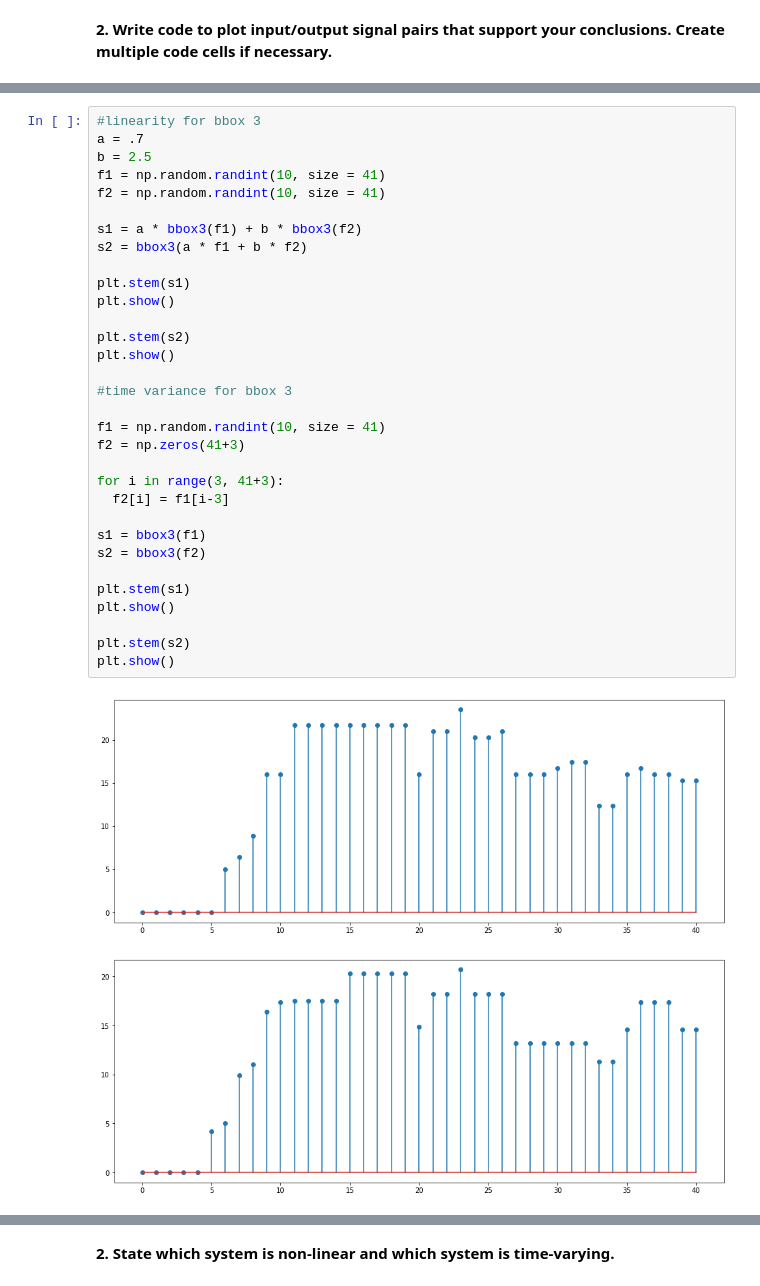
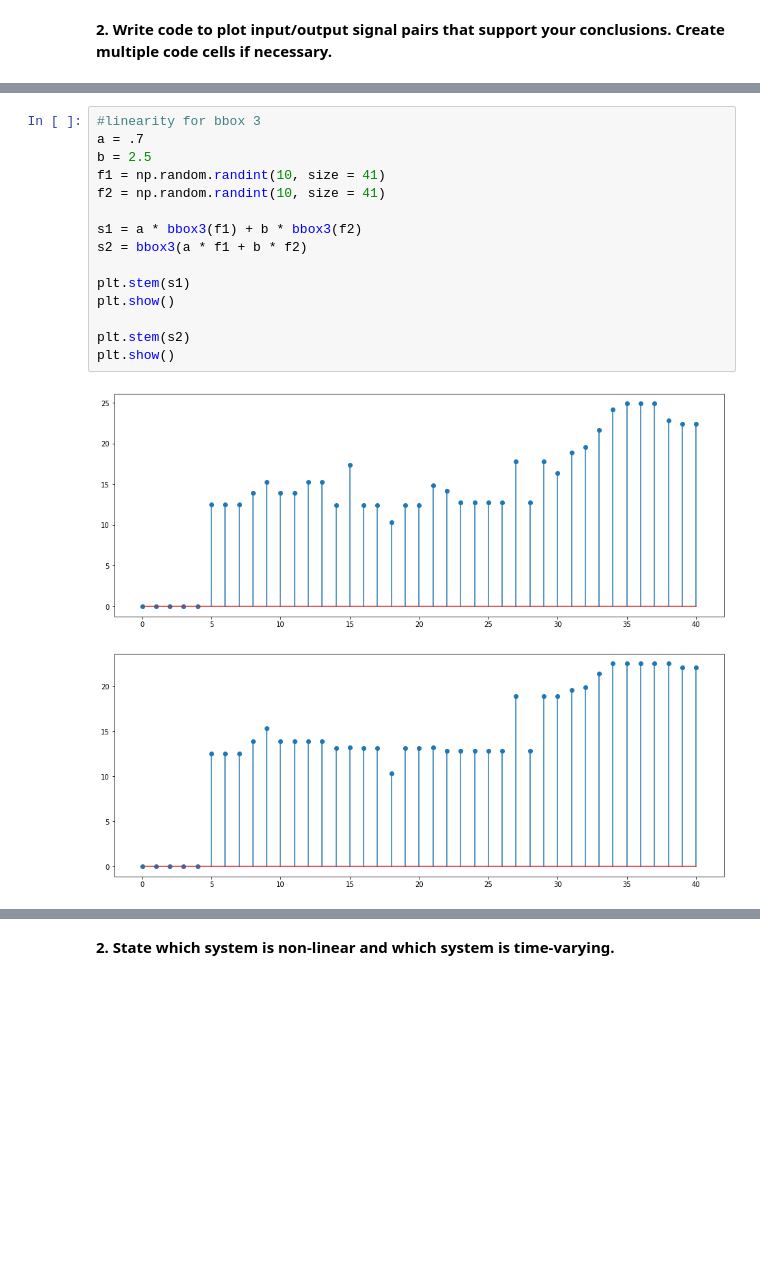
Before and after one commit to cdavin2/dsp_lab02, a Jupyter notebook: lab02_instructions.ipynb, the cells around one changed output, grey strips where cells are left out. Cells and saved outputs as stored; diff of their text form; blank space fills up the shorter version.

```diff
--- a/lab02_instructions.ipynb
+++ b/lab02_instructions.ipynb
@@ -472,35 +480,18 @@ plt.show()
 # %%
 #linearity for bbox 3
 a = .7
 b = 2.5
 f1 = np.random.randint(10, size = 41)
 f2 = np.random.randint(10, size = 41)
 
 s1 = a * bbox3(f1) + b * bbox3(f2)
 s2 = bbox3(a * f1 + b * f2)
 
 plt.stem(s1)
 plt.show()
 
 plt.stem(s2)
 plt.show()
-
-#time variance for bbox 3
-
-f1 = np.random.randint(10, size = 41)
-f2 = np.zeros(41+3)
-
-for i in range(3, 41+3):
-  f2[i] = f1[i-3]
-
-s1 = bbox3(f1)
-s2 = bbox3(f2)
-
-plt.stem(s1)
-plt.show()
-
-plt.stem(s2)
-plt.show()
 # %% [output]
-[figure, old version]
+[figure, new version]
-[figure, old version]
+[figure, new version]
```
Also changed, not shown: parts of 26 cells of this notebook.
